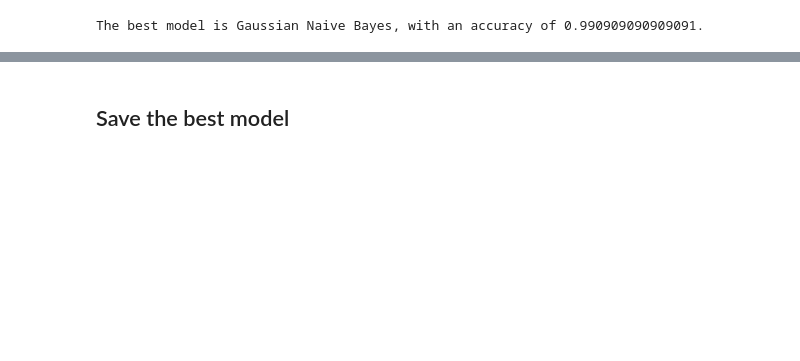
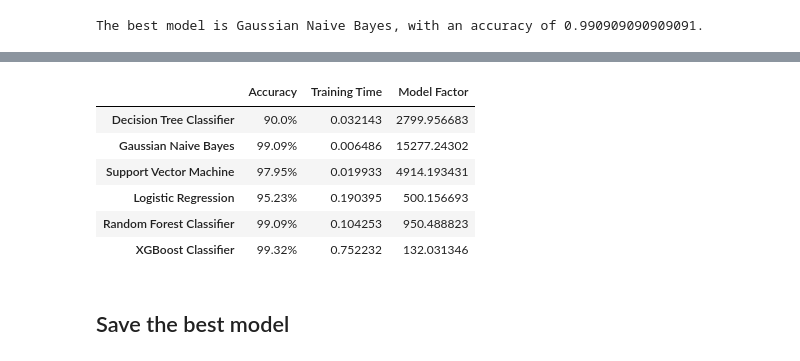
Before and after one commit to fundekaustubh/graintech.ai, a Jupyter notebook: server/python/notebooks/crop-recommendation.ipynb, the cells around one changed output, grey strips where cells are left out. Drawn from its saved outputs; the diff is of its cells as text; code cells hidden in the pictures; blank space fills up the shorter version.

Commit message:
Table creation completed.

```diff
--- a/server/python/notebooks/crop-recommendation.ipynb
+++ b/server/python/notebooks/crop-recommendation.ipynb
@@ -311,3 +342,21 @@ The best model is Gaussian Naive Bayes, with an accuracy of 0.990909090909091.
+# %%
+models_summary = dict()
+for key in models.keys():
+  models_summary[key] = dict()
+  models_summary[key]['Accuracy'] = f'{round(models[key][1]*100, 2)}%'
+  models_summary[key]['Training Time'] = models[key][2]
+  models_summary[key]['Model Factor'] = models[key][1]*100 / models[key][2]
+  # models_summary.append(new_model)
+models_summary_df = pd.DataFrame.from_dict(models_summary).transpose()
+models_summary_df
+# %% [output]
+|  | Accuracy | Training Time | Model Factor |
+| Decision Tree Classifier | 90.0% | 0.032143 | 2799.956683 |
+| Gaussian Naive Bayes | 99.09% | 0.006486 | 15277.24302 |
+| Support Vector Machine | 97.95% | 0.019933 | 4914.193431 |
+| Logistic Regression | 95.23% | 0.190395 | 500.156693 |
+| Random Forest Classifier | 99.09% | 0.104253 | 950.488823 |
+| XGBoost Classifier | 99.32% | 0.752232 | 132.031346 |
 # %% [markdown]
 ## Save the best model
 # %%
```
Also changed, not shown: parts of 3 cells of this notebook, 2 other files.
